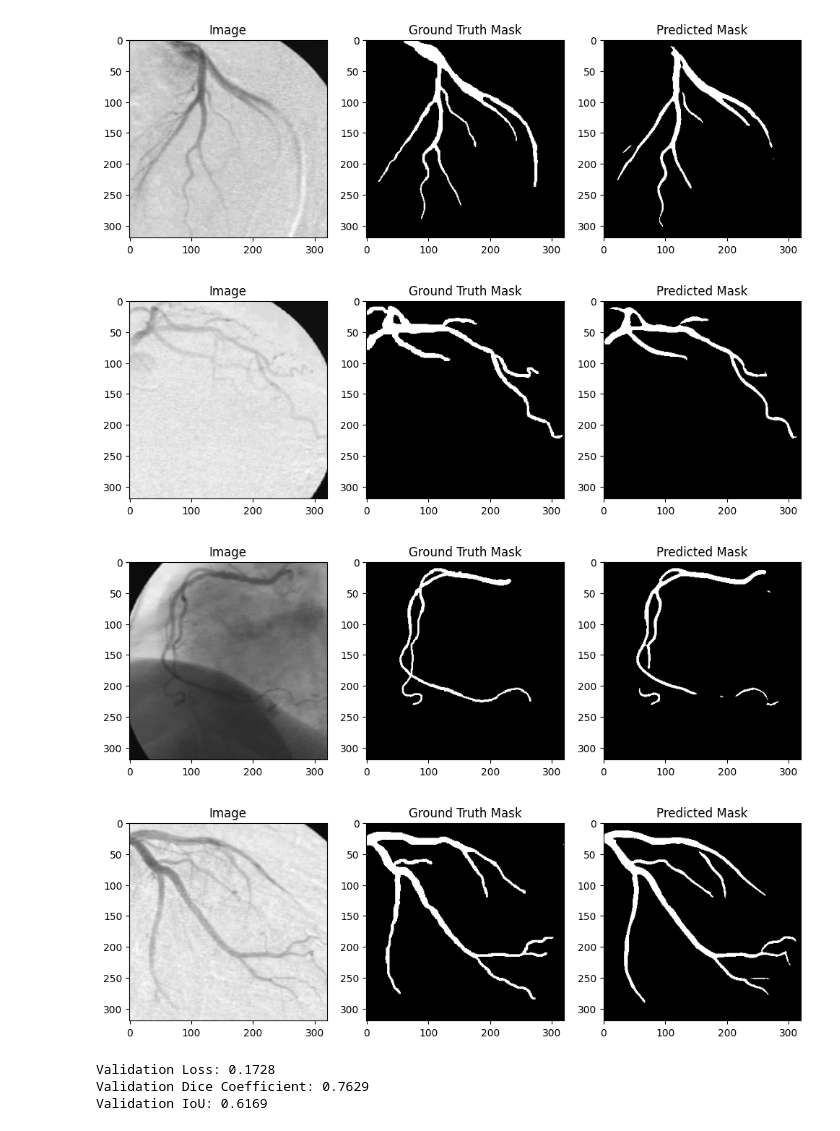
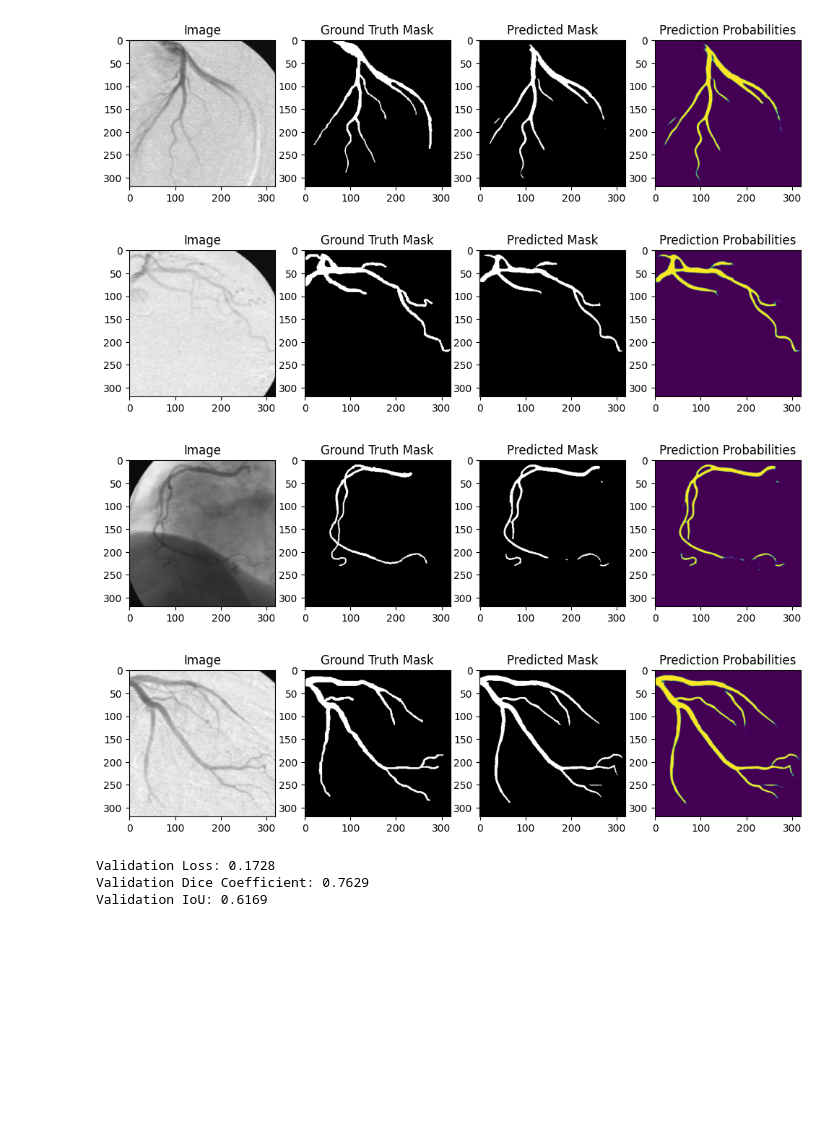
Before and after one commit to lkwinta/coronary-stenosis-detection, a Jupyter notebook: notebooks/segmentation.ipynb, the cells around one changed output. Saved outputs shown, nothing was run; the diff lists cells and outputs as text; code cells hidden in the pictures; blank space fills up the shorter version.

Commit message:
segmentation proba

```diff
--- a/notebooks/segmentation.ipynb
+++ b/notebooks/segmentation.ipynb
@@ -344,34 +344,37 @@ history = training_loop(
 # %%
 model.eval()
 
 with torch.no_grad():
     val_loader_iter = iter(val_loader)
     for i in range(5 // BATCH_SIZE + 1):
         images, masks = next(val_loader_iter)
         images = images.to(device)
         masks = masks.to(device)
 
         probs = model.predict_proba(images)
         preds = (probs > 0.5).float()
 
         for i in range(min(4, images.size(0))):
             img = images[i, 0].cpu().numpy()
             mask = masks[i, 0].cpu().numpy()
             pred = preds[i, 0].cpu().numpy()
+            prob = probs[i, 0].cpu().numpy()
 
-            fig, axes = plt.subplots(1, 3, figsize=(12, 4))
+            fig, axes = plt.subplots(1, 4, figsize=(12, 4))
             axes[0].imshow(img, cmap="gray")
             axes[0].set_title("Image")
             axes[1].imshow(mask, cmap="gray")
             axes[1].set_title("Ground Truth Mask")
             axes[2].imshow(pred, cmap="gray")
             axes[2].set_title("Predicted Mask")
+            axes[3].imshow(prob)
+            axes[3].set_title("Prediction Probabilities")
             plt.show()
 # %% [output]
-[figure, old version]
+[figure, new version]
-[figure, old version]
+[figure, new version]
-[figure, old version]
+[figure, new version]
-[figure, old version]
+[figure, new version]
 # %%
 # val metrics
 
```
